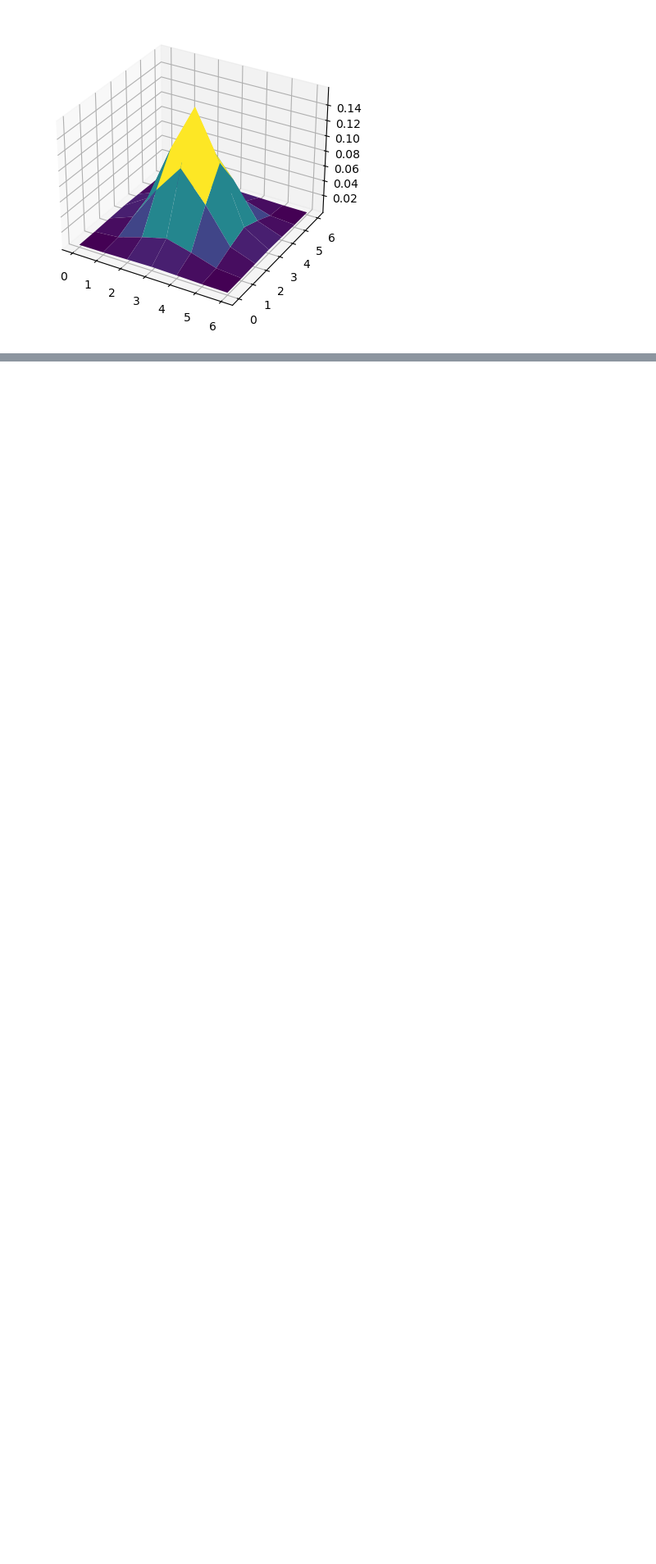
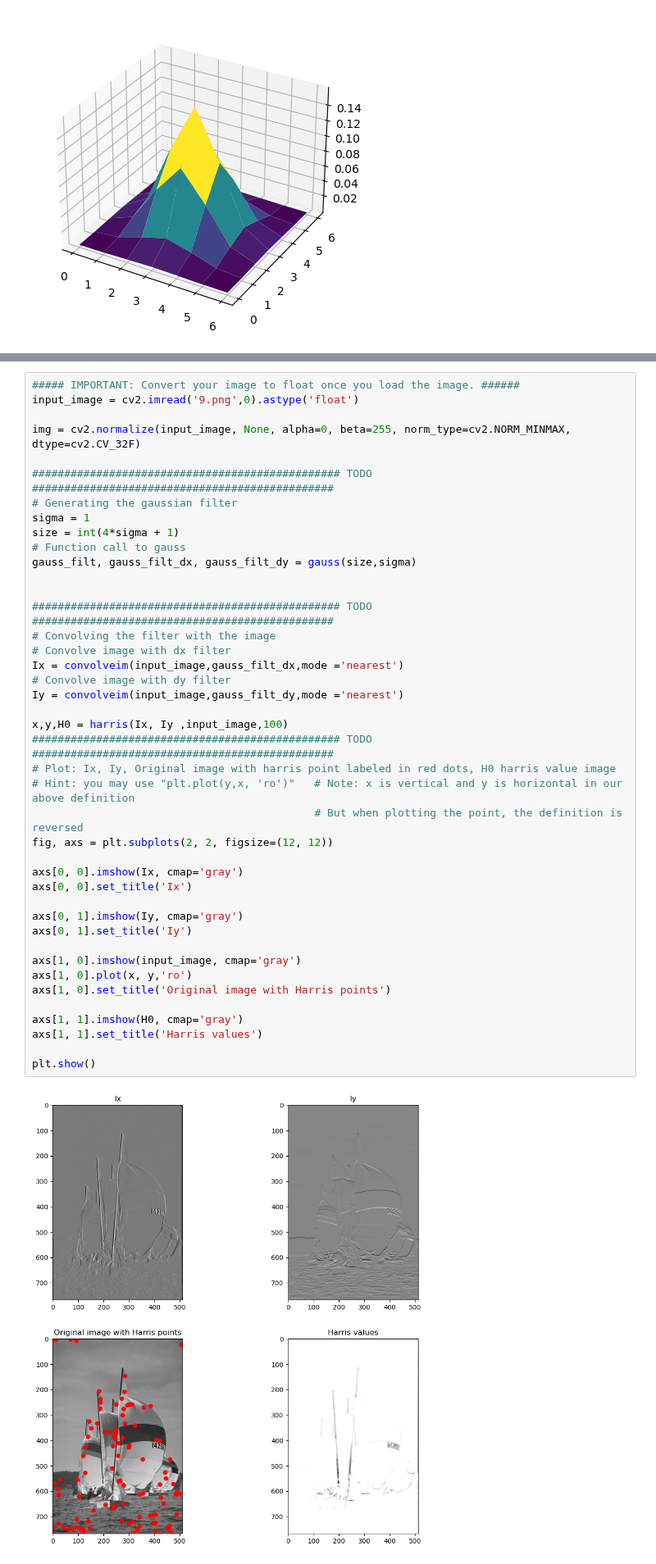
Before and after one commit to Alaqian/ECE-GY-6123-Image-and-Video-Processing, a Jupyter notebook: CA05/aaz7118-CA05.ipynb, the cells around one changed output, grey strips where cells are left out. Shown at 82% size. Cells and saved outputs as stored; diff of their text form; blank space fills up the shorter version.

```diff
--- a/CA05/aaz7118-CA05.ipynb
+++ b/CA05/aaz7118-CA05.ipynb
@@ -75,3 +149,47 @@ plt.show()
+# %%
+##### IMPORTANT: Convert your image to float once you load the image. ######
+input_image = cv2.imread('9.png',0).astype('float')
+
+img = cv2.normalize(input_image, None, alpha=0, beta=255, norm_type=cv2.NORM_MINMAX, dtype=cv2.CV_32F)
+
+################################################ TODO ###############################################
+# Generating the gaussian filter
+sigma = 1
+size = int(4*sigma + 1)
+# Function call to gauss
+gauss_filt, gauss_filt_dx, gauss_filt_dy = gauss(size,sigma)
+
+
+################################################ TODO ###############################################
+# Convolving the filter with the image
+# Convolve image with dx filter
+Ix = convolveim(input_image,gauss_filt_dx,mode ='nearest')
+# Convolve image with dy filter
+Iy = convolveim(input_image,gauss_filt_dy,mode ='nearest')
+
+x,y,H0 = harris(Ix, Iy ,input_image,100)
+################################################ TODO ###############################################
+# Plot: Ix, Iy, Original image with harris point labeled in red dots, H0 harris value image
+# Hint: you may use "plt.plot(y,x, 'ro')"   # Note: x is vertical and y is horizontal in our above definition
+                                            # But when plotting the point, the definition is reversed
+fig, axs = plt.subplots(2, 2, figsize=(12, 12))
+
+axs[0, 0].imshow(Ix, cmap='gray')
+axs[0, 0].set_title('Ix')
+
+axs[0, 1].imshow(Iy, cmap='gray')
+axs[0, 1].set_title('Iy')
+
+axs[1, 0].imshow(input_image, cmap='gray')
+axs[1, 0].plot(x, y,'ro')
+axs[1, 0].set_title('Original image with Harris points')
+
+axs[1, 1].imshow(H0, cmap='gray')
+axs[1, 1].set_title('Harris values')
+
+plt.show()
+# %% [output]
+[figure, added]
 # %%
 # Create a README.md from this notebook
 !jupyter nbconvert --TagRemovePreprocessor.enabled=True --TagRemovePreprocessor.remove_cell_tags run_all aaz7118-CA05.ipynb --to html --template lab
```
Also changed, not shown: parts of 4 cells of this notebook, 3 other files.
